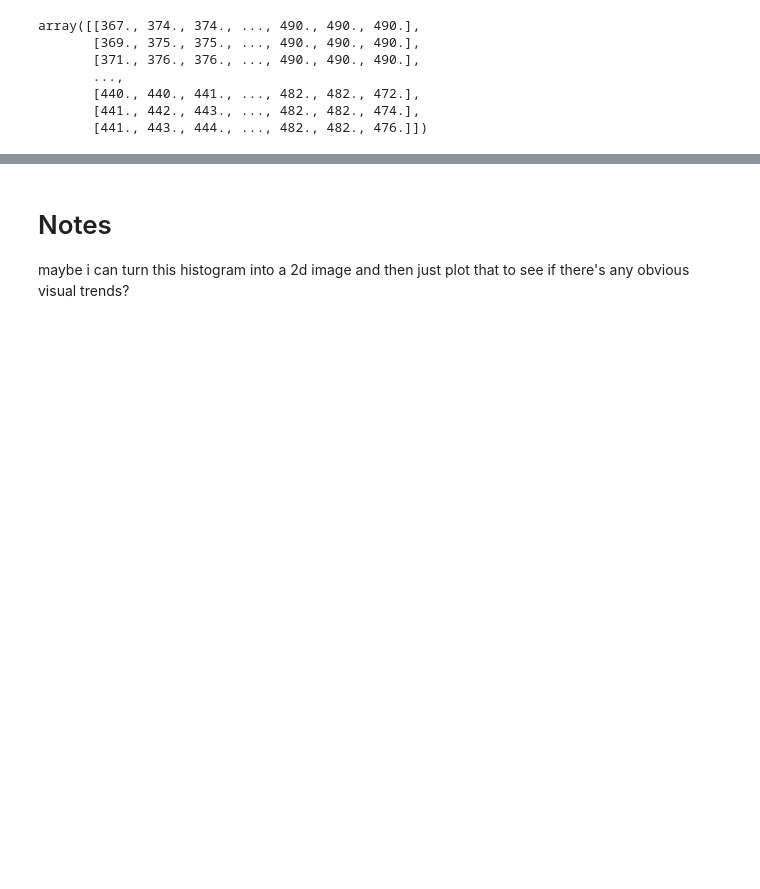
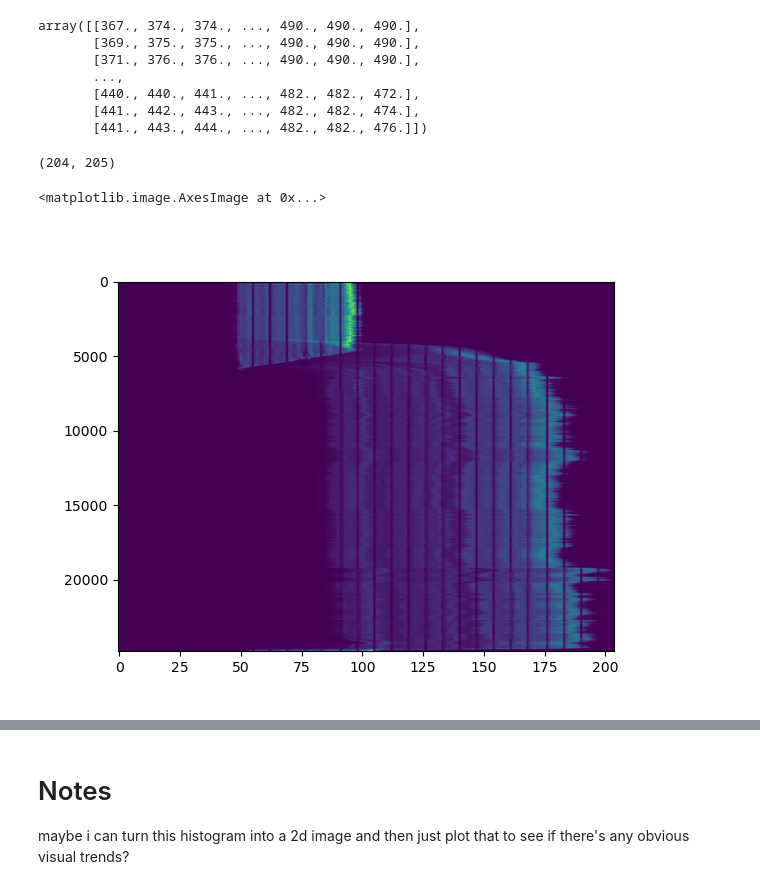
Before and after one commit to TheMartinLab/crystal-video, a Jupyter notebook: draw-on-movie.ipynb, the cells around one changed output, grey strips where cells are left out. Cells and saved outputs as stored; diff of their text form; code cells hidden in the pictures; blank space fills up the shorter version.

```diff
--- a/draw-on-movie.ipynb
+++ b/draw-on-movie.ipynb
@@ -471,0 +480,4 @@ array([[367., 374., 374., ..., 490., 490., 490.],
+# %%
+len(hist),len(_)
+# %% [output]
+(204, 205)
@@ -471,0 +490,6 @@ array([[367., 374., 374., ..., 490., 490., 490.],
+# %%
+fig, ax = plt.subplots()
+ax.imshow(arr_hist, aspect='auto')
+# %% [output]
+<matplotlib.image.AxesImage at 0x...>
+[figure, added]
```
Also changed, not shown: parts of 7 cells of this notebook.
